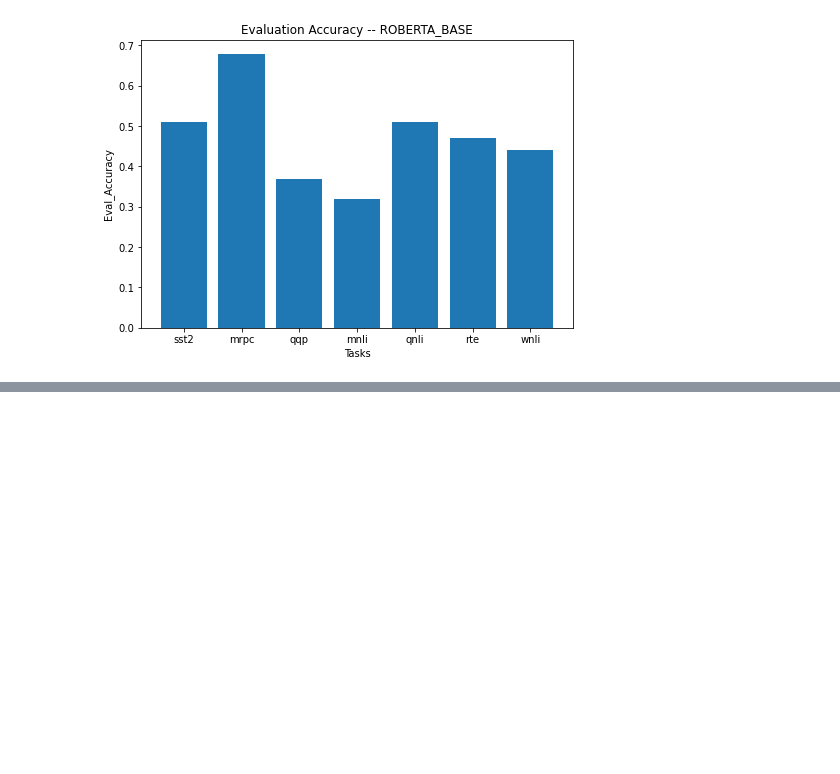
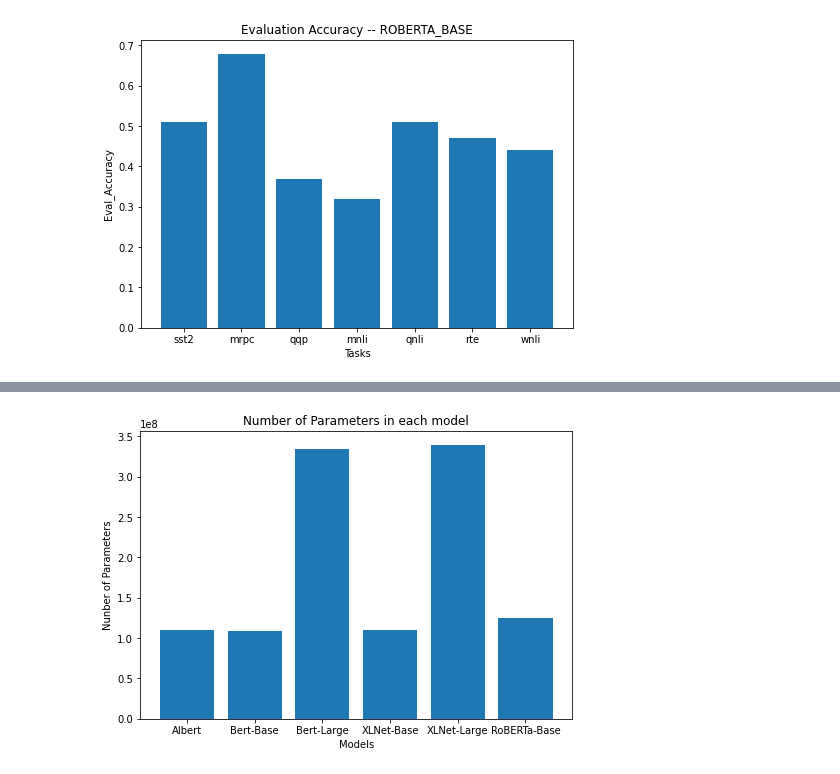
Before and after one commit to 395t/coding-assignment-week-6-seq-2, a Jupyter notebook: src/text-classification/Plots.ipynb, the cells around one changed output, grey strips where cells are left out. Saved outputs shown, nothing was run; the diff lists cells and outputs as text; code cells hidden in the pictures; blank space fills up the shorter version.

```diff
--- a/src/text-classification/Plots.ipynb
+++ b/src/text-classification/Plots.ipynb
@@ -239 +223,17 @@ plt.show()
 [figure]
+# %%
+### NUMBER OF PARAMETERS ACROSS MODELS
+
+fig = plt.figure()
+ax = fig.add_axes([0,0,1,1])
+MODEL_NAMES = ["Albert", "Bert-Base", "Bert-Large", "XLNet-Base", "XLNet-Large", "RoBERTa-Base"]
+NUMBER_OF_PARAMS = [110000000, 109000000, 335000000, 110000000, 340000000, 125000000]
+ax.bar(MODEL_NAMES, NUMBER_OF_PARAMS)
+
+plt.title('Number of Parameters in each model')
+plt.xlabel('Models')
+plt.ylabel('Nunber of Parameters')
+
+plt.show()
+# %% [output]
+[figure, added]
```
Also changed, not shown: parts of 2 cells of this notebook.
